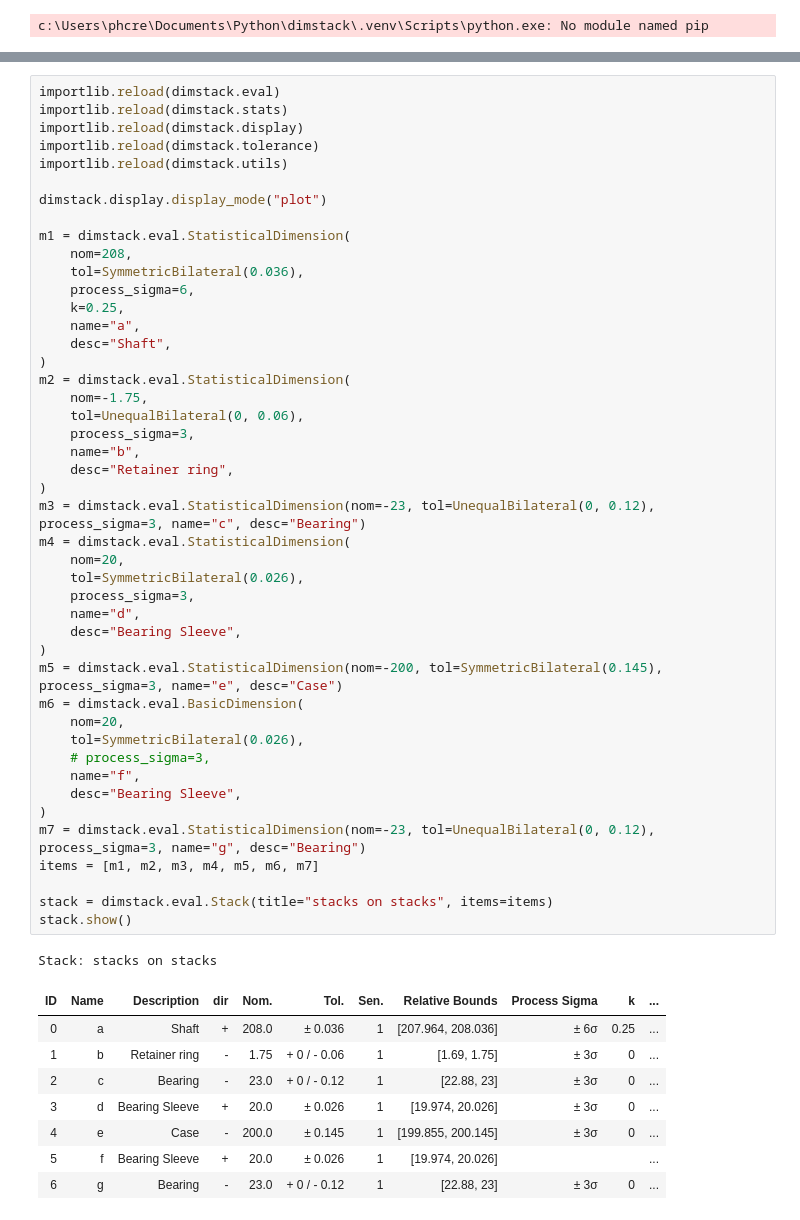
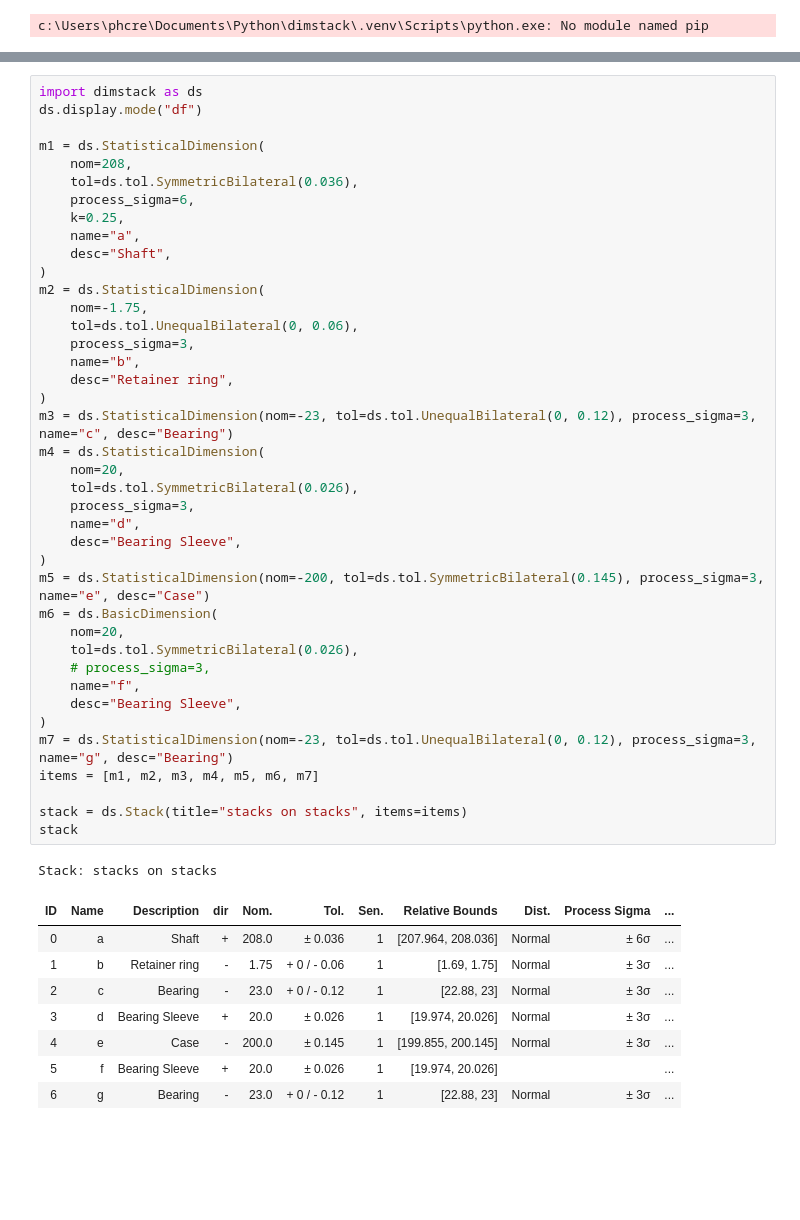
Before and after one commit to phcreery/dimstack, a Jupyter notebook: notebooks/example.ipynb, the cells around one changed output, grey strips where cells are left out. Cells and saved outputs as stored; diff of their text form; blank space fills up the shorter version.

```diff
--- a/notebooks/example.ipynb
+++ b/notebooks/example.ipynb
@@ -13,56 +6,51 @@ UnequalBilateral = dimstack.tolerance.UnequalBilateral
 # %%
-importlib.reload(dimstack.eval)
-importlib.reload(dimstack.stats)
-importlib.reload(dimstack.display)
-importlib.reload(dimstack.tolerance)
-importlib.reload(dimstack.utils)
+import dimstack as ds
+ds.display.mode("df")
 
-dimstack.display.display_mode("plot")
-
-m1 = dimstack.eval.StatisticalDimension(
+m1 = ds.StatisticalDimension(
     nom=208,
-    tol=SymmetricBilateral(0.036),
+    tol=ds.tol.SymmetricBilateral(0.036),
     process_sigma=6,
     k=0.25,
     name="a",
     desc="Shaft",
 )
-m2 = dimstack.eval.StatisticalDimension(
+m2 = ds.StatisticalDimension(
     nom=-1.75,
-    tol=UnequalBilateral(0, 0.06),
+    tol=ds.tol.UnequalBilateral(0, 0.06),
     process_sigma=3,
     name="b",
     desc="Retainer ring",
 )
-m3 = dimstack.eval.StatisticalDimension(nom=-23, tol=UnequalBilateral(0, 0.12), process_sigma=3, name="c", desc="Bearing")
-m4 = dimstack.eval.StatisticalDimension(
+m3 = ds.StatisticalDimension(nom=-23, tol=ds.tol.UnequalBilateral(0, 0.12), process_sigma=3, name="c", desc="Bearing")
+m4 = ds.StatisticalDimension(
     nom=20,
-    tol=SymmetricBilateral(0.026),
+    tol=ds.tol.SymmetricBilateral(0.026),
     process_sigma=3,
     name="d",
     desc="Bearing Sleeve",
 )
-m5 = dimstack.eval.StatisticalDimension(nom=-200, tol=SymmetricBilateral(0.145), process_sigma=3, name="e", desc="Case")
-m6 = dimstack.eval.BasicDimension(
+m5 = ds.StatisticalDimension(nom=-200, tol=ds.tol.SymmetricBilateral(0.145), process_sigma=3, name="e", desc="Case")
+m6 = ds.BasicDimension(
     nom=20,
-    tol=SymmetricBilateral(0.026),
+    tol=ds.tol.SymmetricBilateral(0.026),
     # process_sigma=3,
     name="f",
     desc="Bearing Sleeve",
 )
-m7 = dimstack.eval.StatisticalDimension(nom=-23, tol=UnequalBilateral(0, 0.12), process_sigma=3, name="g", desc="Bearing")
+m7 = ds.StatisticalDimension(nom=-23, tol=ds.tol.UnequalBilateral(0, 0.12), process_sigma=3, name="g", desc="Bearing")
 items = [m1, m2, m3, m4, m5, m6, m7]
 
-stack = dimstack.eval.Stack(title="stacks on stacks", items=items)
-stack.show()
+stack = ds.Stack(title="stacks on stacks", items=items)
+stack
 # %% [output]
 Stack: stacks on stacks
-| ID | Name | Description | dir | Nom. | Tol. | Sen. | Relative Bounds | Process Sigma | k | ... |
-| 0 | a | Shaft | + | 208.0 | ± 0.036 | 1 | [207.964, 208.036] | ± 6σ | 0.25 | ... |
-| 1 | b | Retainer ring | - | 1.75 | + 0 / - 0.06 | 1 | [1.69, 1.75] | ± 3σ | 0 | ... |
-| 2 | c | Bearing | - | 23.0 | + 0 / - 0.12 | 1 | [22.88, 23] | ± 3σ | 0 | ... |
-| 3 | d | Bearing Sleeve | + | 20.0 | ± 0.026 | 1 | [19.974, 20.026] | ± 3σ | 0 | ... |
-| 4 | e | Case | - | 200.0 | ± 0.145 | 1 | [199.855, 200.145] | ± 3σ | 0 | ... |
+| ID | Name | Description | dir | Nom. | Tol. | Sen. | Relative Bounds | Dist. | Process Sigma | ... |
+| 0 | a | Shaft | + | 208.0 | ± 0.036 | 1 | [207.964, 208.036] | Normal | ± 6σ | ... |
+| 1 | b | Retainer ring | - | 1.75 | + 0 / - 0.06 | 1 | [1.69, 1.75] | Normal | ± 3σ | ... |
+| 2 | c | Bearing | - | 23.0 | + 0 / - 0.12 | 1 | [22.88, 23] | Normal | ± 3σ | ... |
+| 3 | d | Bearing Sleeve | + | 20.0 | ± 0.026 | 1 | [19.974, 20.026] | Normal | ± 3σ | ... |
+| 4 | e | Case | - | 200.0 | ± 0.145 | 1 | [199.855, 200.145] | Normal | ± 3σ | ... |
 | 5 | f | Bearing Sleeve | + | 20.0 | ± 0.026 | 1 | [19.974, 20.026] |  |  | ... |
-| 6 | g | Bearing | - | 23.0 | + 0 / - 0.12 | 1 | [22.88, 23] | ± 3σ | 0 | ... |
+| 6 | g | Bearing | - | 23.0 | + 0 / - 0.12 | 1 | [22.88, 23] | Normal | ± 3σ | ... |
 # %%
```
Also changed, not shown: parts of 3 cells of this notebook, 9 other files.
